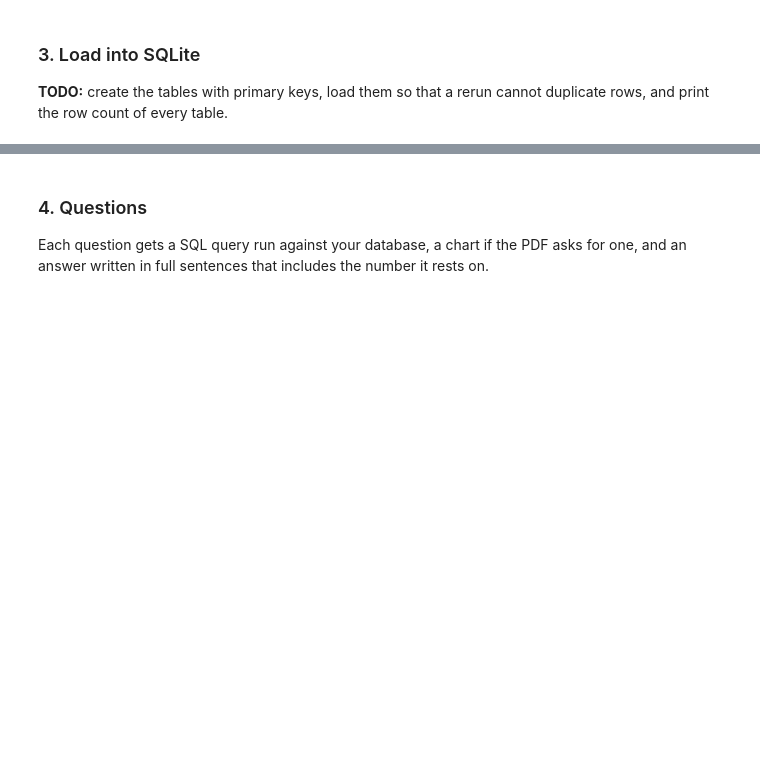
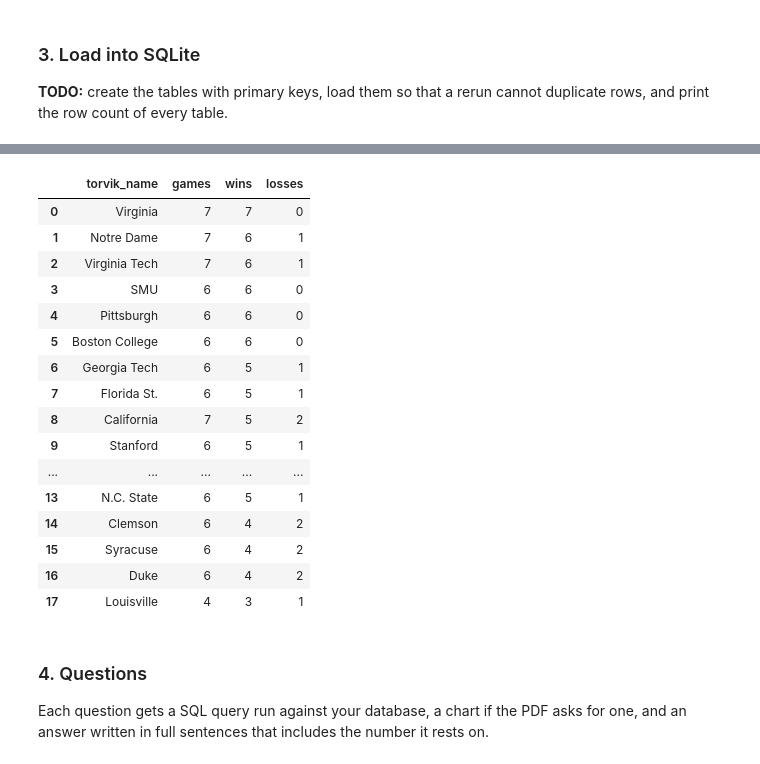
Before and after one commit to rushilnanga/acc-reality-check-project, a Jupyter notebook: 2026_11_18_—_ACC_Reality_Check_Starter_—_Template.ipynb, the cells around one changed output, grey strips where cells are left out. Cells and saved outputs as stored; diff of their text form; code cells hidden in the pictures; blank space fills up the shorter version.

```diff
--- a/2026_11_18_—_ACC_Reality_Check_Starter_—_Template.ipynb
+++ b/2026_11_18_—_ACC_Reality_Check_Starter_—_Template.ipynb
@@ -168,0 +779,72 @@ ACC teams in Torvik ratings snapshot: 18
+# %%
+acc_count = conn.execute("""
+SELECT COUNT(*)
+FROM teams
+WHERE is_acc = 1
+""").fetchone()[0]
+
+game_count = conn.execute("""
+SELECT COUNT(*)
+FROM games
+""").fetchone()[0]
+
+team_game_count = conn.execute("""
+SELECT COUNT(*)
+FROM team_games
+""").fetchone()[0]
+
+invalid_games = conn.execute("""
+SELECT COUNT(*)
+FROM (
+    SELECT game_id
+    FROM team_games
+    GROUP BY game_id
+    HAVING COUNT(*) != 2
+)
+""").fetchone()[0]
+
+missing_possessions = conn.execute("""
+SELECT COUNT(*)
+FROM team_games
+WHERE possessions IS NULL
+""").fetchone()[0]
+
+missing_player_points = conn.execute("""
+SELECT COUNT(*)
+FROM player_games
+WHERE points IS NULL
+""").fetchone()[0]
+
+print('ACC teams:', acc_count)
+print('Completed games:', game_count)
+print('Team-game rows:', team_game_count)
+print('Games without exactly two team rows:', invalid_games)
+print('Missing possessions:', missing_possessions)
+print('Missing player points:', missing_player_points)
+
+assert acc_count == 18
+assert team_game_count == 2 * game_count
+assert invalid_games == 0
+
+print('\nPASS: Team and game validation successful.')
+
+display(pd.read_sql_query("""
+SELECT snapshot_date, COUNT(*) AS teams
+FROM ratings
+GROUP BY snapshot_date
+ORDER BY snapshot_date
+""", conn))
+
+display(pd.read_sql_query("""
+SELECT
+    t.torvik_name,
+    COUNT(*) AS games,
+    SUM(tg.win) AS wins,
+    SUM(1 - tg.win) AS losses
+FROM team_games tg
+JOIN teams t ON tg.team_id = t.team_id
+WHERE t.is_acc = 1
+GROUP BY t.team_id
+ORDER BY wins DESC
+""", conn))
+# %% [output]
@@ -169,3 +861,20 @@ ACC teams in Torvik ratings snapshot: 18
+|  | torvik_name | games | wins | losses |
+| 0 | Virginia | 7 | 7 | 0 |
+| 1 | Notre Dame | 7 | 6 | 1 |
+| 2 | Virginia Tech | 7 | 6 | 1 |
+| 3 | SMU | 6 | 6 | 0 |
+| 4 | Pittsburgh | 6 | 6 | 0 |
+| 5 | Boston College | 6 | 6 | 0 |
+| 6 | Georgia Tech | 6 | 5 | 1 |
+| 7 | Florida St. | 6 | 5 | 1 |
+| 8 | California | 7 | 5 | 2 |
+| 9 | Stanford | 6 | 5 | 1 |
+| ... | ... | ... | ... | ... |
+| 13 | N.C. State | 6 | 5 | 1 |
+| 14 | Clemson | 6 | 4 | 2 |
+| 15 | Syracuse | 6 | 4 | 2 |
+| 16 | Duke | 6 | 4 | 2 |
+| 17 | Louisville | 4 | 3 | 1 |
 # %% [markdown]
 ### 4. Questions
 
```
Also changed, not shown: parts of 21 cells of this notebook.
